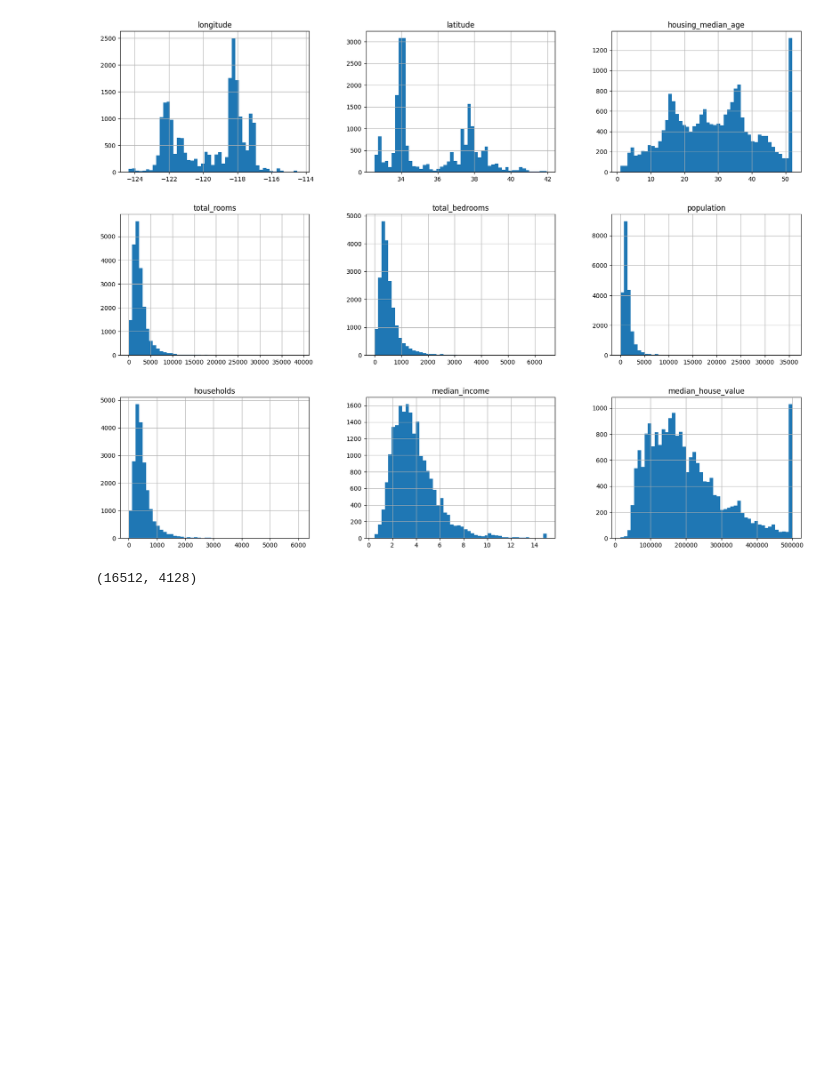
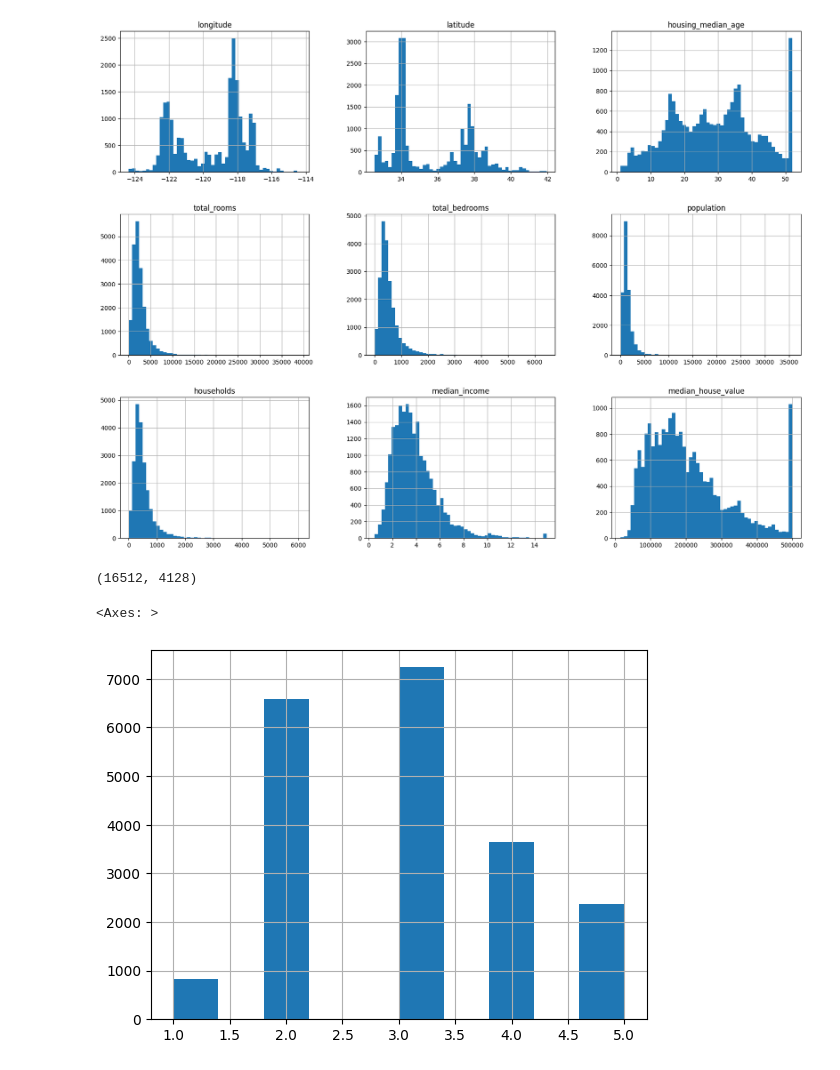
Before and after one commit to paweln1975/mp-ml, a Jupyter notebook: learning/housing/housing.ipynb, the cells around one changed output. Cells and saved outputs as stored; diff of their text form; code cells hidden in the pictures; blank space fills up the shorter version.

Commit message:
housing plot

```diff
--- a/learning/housing/housing.ipynb
+++ b/learning/housing/housing.ipynb
@@ -94,3 +86,11 @@ train_set, test_set = split_train_test(housing, 0.2)
 len(train_set), len(test_set)
 # %% [output]
 (16512, 4128)
+# %%
+# create additional attribute with income_cat depending on median_income
+import numpy as np
+housing["income_cat"] = pd.cut(housing["median_income"], bins=[0., 1.5, 3.0, 4.5, 6, np.inf], labels=[1, 2, 3, 4, 5])
+housing["income_cat"].hist()
+# %% [output]
+<Axes: >
+[figure, added]
```
Also changed, not shown: parts of 4 cells of this notebook, 1 other file.
